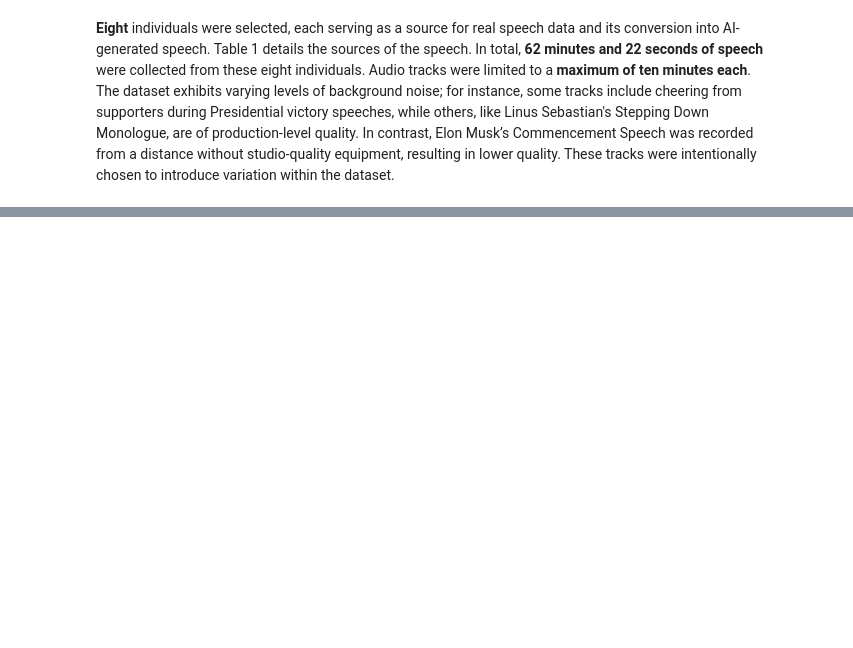
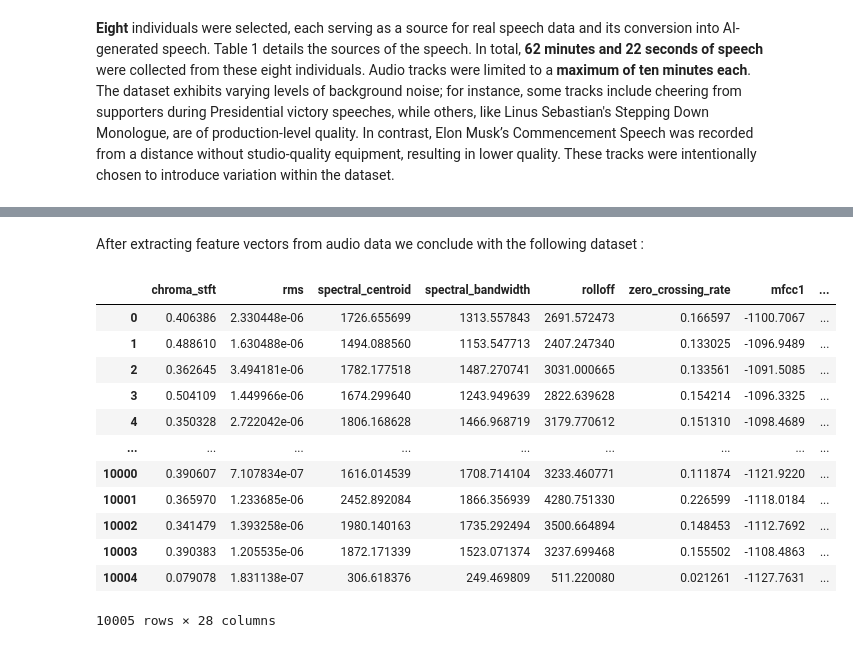
Before and after one commit to annkou/DeepFake-Voice-Recognition, a Jupyter notebook: Introduction.ipynb, the cells around one changed output, grey strips where cells are left out. Saved outputs shown, nothing was run; the diff lists cells and outputs as text; code cells hidden in the pictures; blank space fills up the shorter version.

```diff
--- a/Introduction.ipynb
+++ b/Introduction.ipynb
@@ -44,0 +104,19 @@ Table 1
+# %% [markdown]
+After extracting feature vectors from audio data we conclude with the following dataset :
+# %%
+new_dataset = pd.read_csv('classic_dataset.csv')
+new_dataset
+# %% [output]
+|  | chroma_stft | rms | spectral_centroid | spectral_bandwidth | rolloff | zero_crossing_rate | mfcc1 | ... |
+| 0 | 0.406386 | 2.330448e-06 | 1726.655699 | 1313.557843 | 2691.572473 | 0.166597 | -1100.7067 | ... |
+| 1 | 0.488610 | 1.630488e-06 | 1494.088560 | 1153.547713 | 2407.247340 | 0.133025 | -1096.9489 | ... |
+| 2 | 0.362645 | 3.494181e-06 | 1782.177518 | 1487.270741 | 3031.000665 | 0.133561 | -1091.5085 | ... |
+| 3 | 0.504109 | 1.449966e-06 | 1674.299640 | 1243.949639 | 2822.639628 | 0.154214 | -1096.3325 | ... |
+| 4 | 0.350328 | 2.722042e-06 | 1806.168628 | 1466.968719 | 3179.770612 | 0.151310 | -1098.4689 | ... |
+| ... | ... | ... | ... | ... | ... | ... | ... | ... |
+| 10000 | 0.390607 | 7.107834e-07 | 1616.014539 | 1708.714104 | 3233.460771 | 0.111874 | -1121.9220 | ... |
+| 10001 | 0.365970 | 1.233685e-06 | 2452.892084 | 1866.356939 | 4280.751330 | 0.226599 | -1118.0184 | ... |
+| 10002 | 0.341479 | 1.393258e-06 | 1980.140163 | 1735.292494 | 3500.664894 | 0.148453 | -1112.7692 | ... |
+| 10003 | 0.390383 | 1.205535e-06 | 1872.171339 | 1523.071374 | 3237.699468 | 0.155502 | -1108.4863 | ... |
+| 10004 | 0.079078 | 1.831138e-07 | 306.618376 | 249.469809 | 511.220080 | 0.021261 | -1127.7631 | ... |
+10005 rows × 28 columns
```
Also changed, not shown: parts of 16 cells of this notebook, 1 other file.
